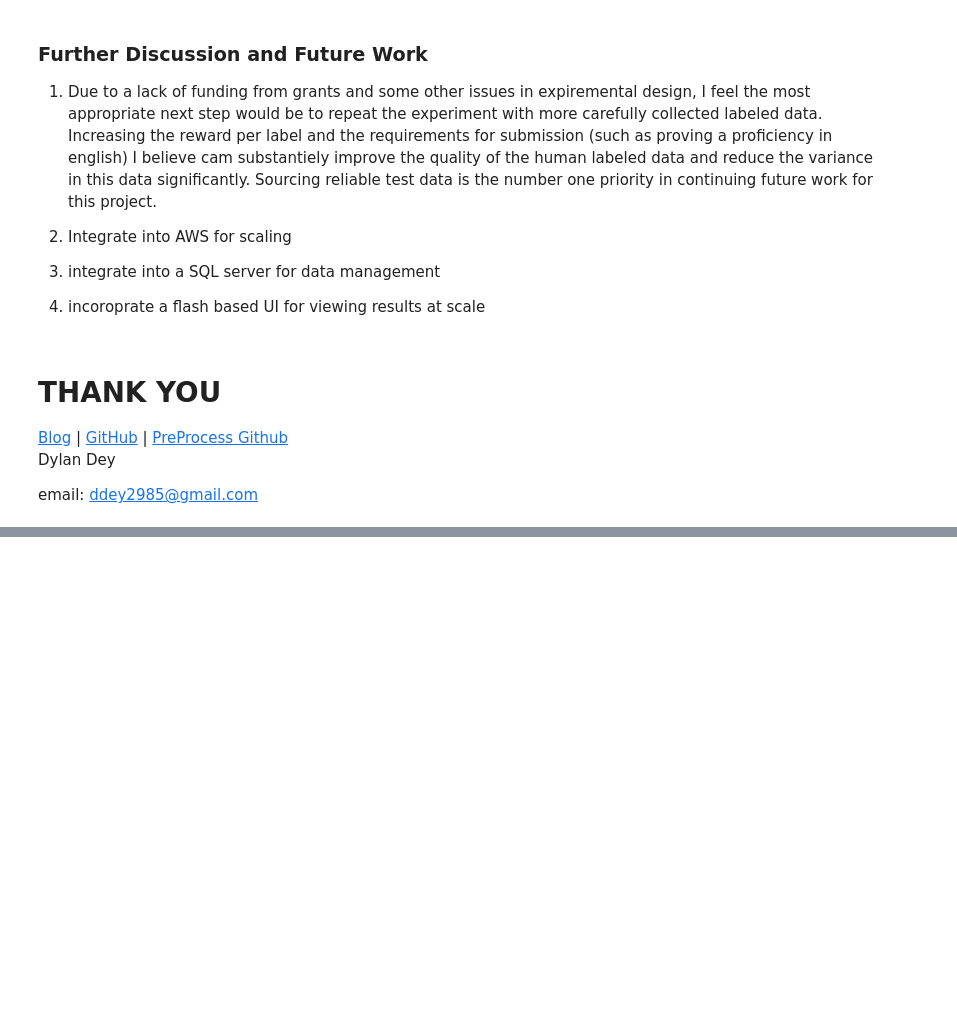
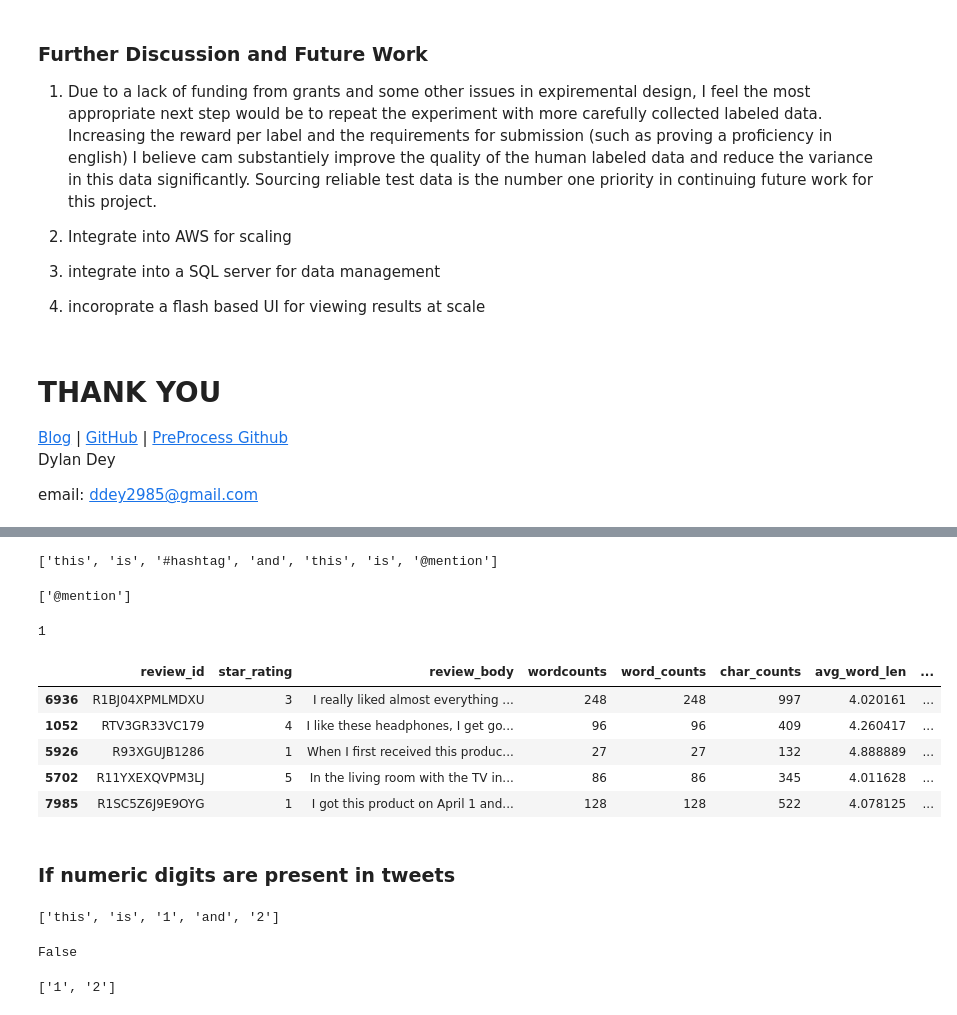
Before and after one commit to ddey117/ABSA_Project_4, a Jupyter notebook: ABSA_Triplet_Extractor_Notebook.ipynb, the cells around one changed output, grey strips where cells are left out. Cells and saved outputs as stored; diff of their text form; code cells hidden in the pictures; blank space fills up the shorter version.

```diff
--- a/ABSA_Triplet_Extractor_Notebook.ipynb
+++ b/ABSA_Triplet_Extractor_Notebook.ipynb
@@ -1263,0 +1643,2 @@ email: ddey2985@gmail.com
+# %%
+df['stop_words_len'] = df['tweets'].apply(lambda x: len([t for t in x.split() if t in stopwords]))
@@ -1263,0 +1649,29 @@ email: ddey2985@gmail.com
+# %%
+x = 'this is #hashtag and this is @mention'
+# %%
+x.split()
+# %% [output]
+['this', 'is', '#hashtag', 'and', 'this', 'is', '@mention']
+# %%
+[t for t in x.split() if t.startswith('@')]
+# %% [output]
+['@mention']
+# %%
+len([t for t in x.split() if t.startswith('@')])
+# %% [output]
+1
+# %%
+df['hashtags_count'] = df['review_body'].apply(lambda x: len([t for t in x.split() if t.startswith('#')]))
+# %%
+df['mentions_count'] = df['review_body'].apply(lambda x: len([t for t in x.split() if t.startswith('@')]))
+# %%
+df.sample(5)
+# %% [output]
+|  | review_id | star_rating | review_body | wordcounts | word_counts | char_counts | avg_word_len | ... |
+| 6936 | R1BJ04XPMLMDXU | 3 | I really liked almost everything ... | 248 | 248 | 997 | 4.020161 | ... |
+| 1052 | RTV3GR33VC179 | 4 | I like these headphones, I get go... | 96 | 96 | 409 | 4.260417 | ... |
+| 5926 | R93XGUJB1286 | 1 | When I first received this produc... | 27 | 27 | 132 | 4.888889 | ... |
+| 5702 | R11YXEXQVPM3LJ | 5 | In the living room with the TV in... | 86 | 86 | 345 | 4.011628 | ... |
+| 7985 | R1SC5Z6J9E9OYG | 1 | I got this product on April 1 and... | 128 | 128 | 522 | 4.078125 | ... |
+# %% [markdown]
+### If numeric digits are present in tweets
@@ -1263,0 +1680,12 @@ email: ddey2985@gmail.com
+# %%
+x.split()
+# %% [output]
+['this', 'is', '1', 'and', '2']
+# %%
+x.split()[3].isdigit()
+# %% [output]
+False
+# %%
+[t for t in x.split() if t.isdigit()]
+# %% [output]
+['1', '2']
```
Also changed, not shown: parts of 144 cells of this notebook, 3 other files.
